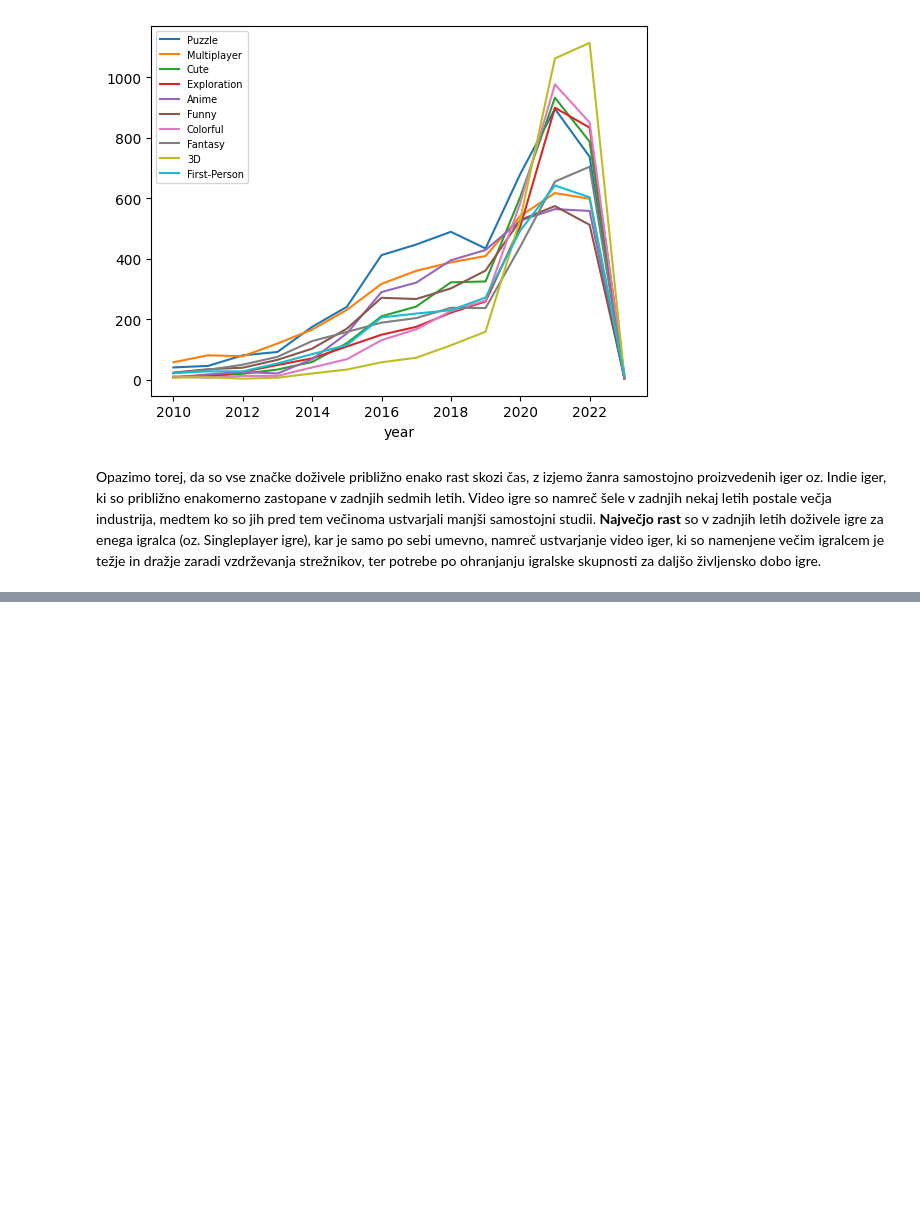
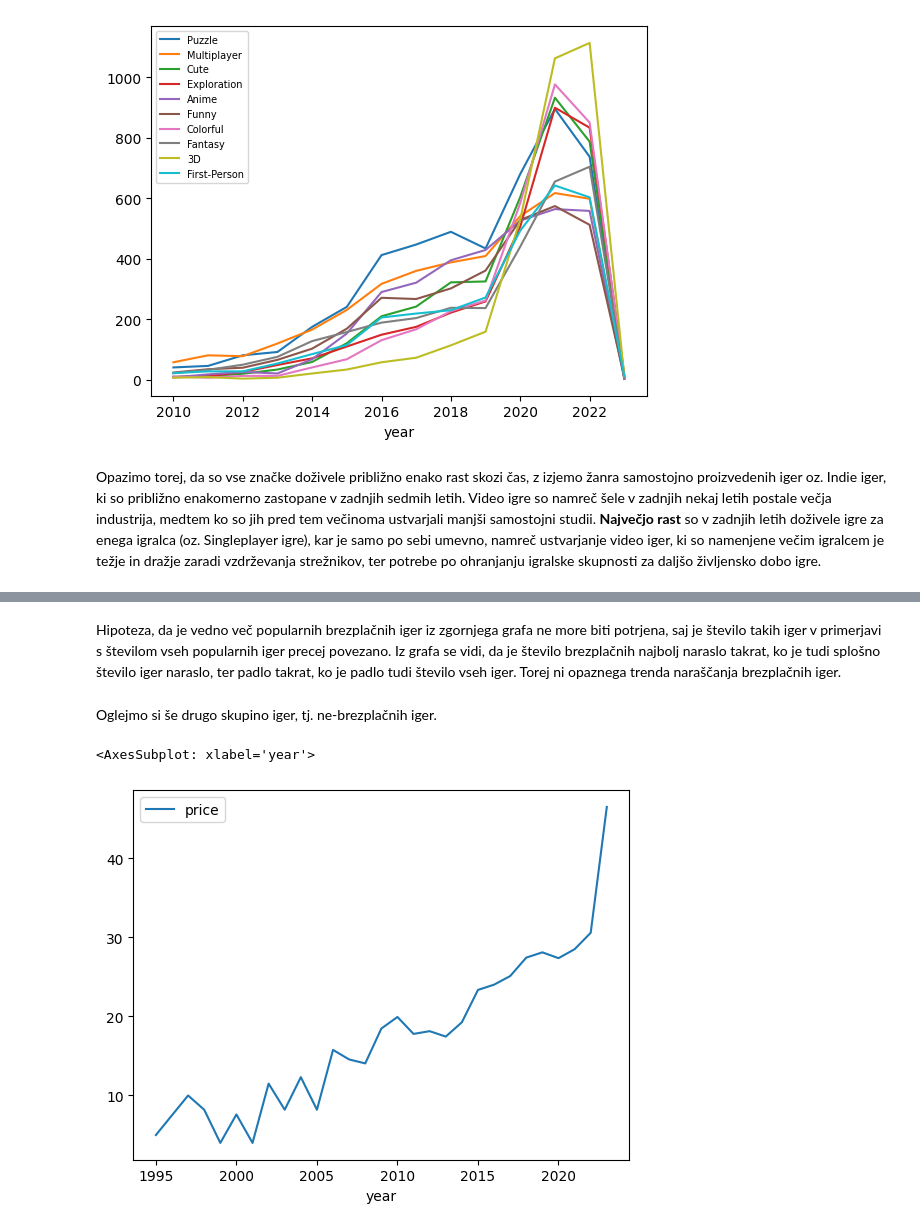
Before and after one commit to matej-safaric/IndieAnalysis, a Jupyter notebook: analiza.ipynb, the cells around one changed output, grey strips where cells are left out. Drawn from its saved outputs; the diff is of its cells as text; code cells hidden in the pictures; blank space fills up the shorter version.

```diff
--- a/analiza.ipynb
+++ b/analiza.ipynb
@@ -116,0 +150,9 @@ Video igre so namreč šele v zadnjih nekaj letih postale večja industrija, med
+# %% [markdown]
+Hipoteza, da je vedno več popularnih brezplačnih iger iz zgornjega grafa ne more biti potrjena, saj je število takih iger v primerjavi s številom vseh popularnih iger precej povezano. Iz grafa se vidi, da je število brezplačnih najbolj naraslo takrat, ko je tudi splošno število iger naraslo, ter padlo takrat, ko je padlo tudi število vseh iger. Torej ni opaznega trenda naraščanja brezplačnih iger.
+# %% [markdown]
+Oglejmo si še drugo skupino iger, tj. ne-brezplačnih iger.
+# %%
+nebrezplacne[['year', 'price']].groupby('year').mean().plot()
+# %% [output]
+<AxesSubplot: xlabel='year'>
+[figure, added]
```
Also changed, not shown: parts of 15 cells of this notebook.
